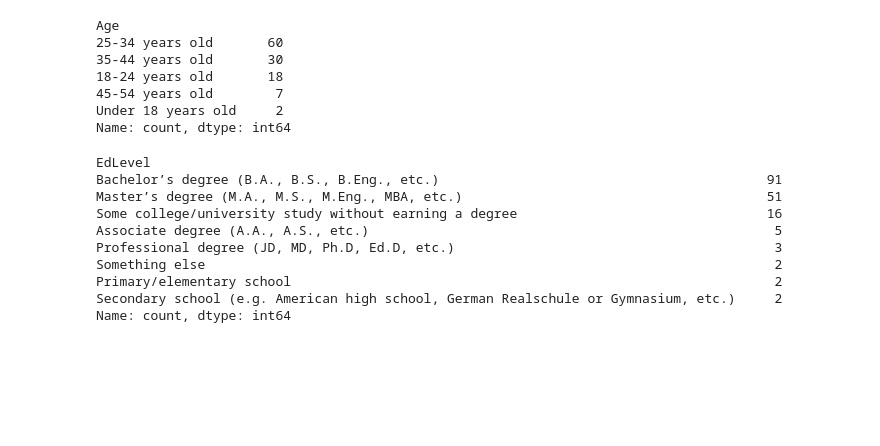
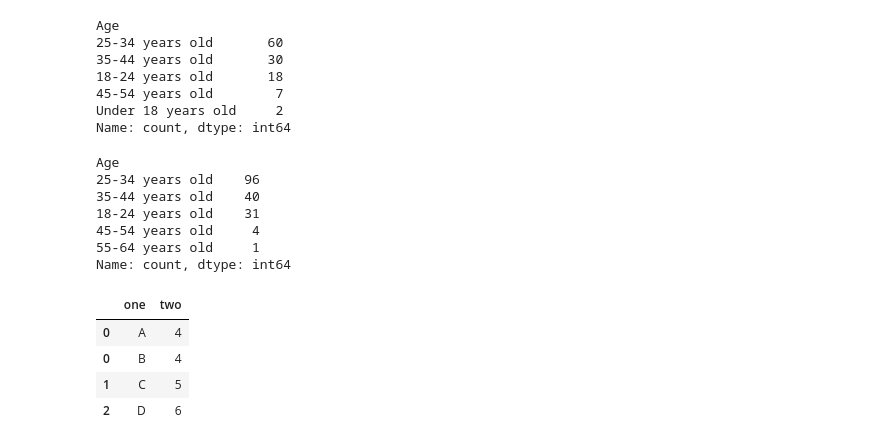
Before and after one commit to abrahim-k/stack_overflow_data, a Jupyter notebook: stack_overflow.ipynb, the cells around one changed output. Cells and saved outputs as stored; diff of their text form; code cells hidden in the pictures; blank space fills up the shorter version.

```diff
--- a/stack_overflow.ipynb
+++ b/stack_overflow.ipynb
@@ -181,18 +240,29 @@ Age
 Under 18 years old     2
 Name: count, dtype: int64
 # %%
-# table of yearscodepro distribution for edlevel with some influence
+# table of age distribution for edlevel with some influence
 
-some_influence_edlevel = some_influence_df['EdLevel'].value_counts()
-some_influence_edlevel
+some_influence_age = some_influence_df['Age'].value_counts()
+some_influence_age
 # %% [output]
-EdLevel
-Bachelor’s degree (B.A., B.S., B.Eng., etc.)                                          91
-Master’s degree (M.A., M.S., M.Eng., MBA, etc.)                                       51
-Some college/university study without earning a degree                                16
-Associate degree (A.A., A.S., etc.)                                                    5
-Professional degree (JD, MD, Ph.D, Ed.D, etc.)                                         3
-Something else                                                                         2
-Primary/elementary school                                                              2
-Secondary school (e.g. American high school, German Realschule or Gymnasium, etc.)     2
+Age
+25-34 years old    96
+35-44 years old    40
+18-24 years old    31
+45-54 years old     4
+55-64 years old     1
 Name: count, dtype: int64
+# %%
+test_dict = { 'one': ['A;B', 'C', 'D'], 'two': [4, 5, 6] }
+test_df = pd.DataFrame(test_dict)
+
+result = test_df['one'].str.split(";")
+test_df['one'] = result
+test_df = test_df.explode('one')
+test_df
+# %% [output]
+|  | one | two |
+| 0 | A | 4 |
+| 0 | B | 4 |
+| 1 | C | 5 |
+| 2 | D | 6 |
```
Also changed, not shown: parts of 7 cells of this notebook.
